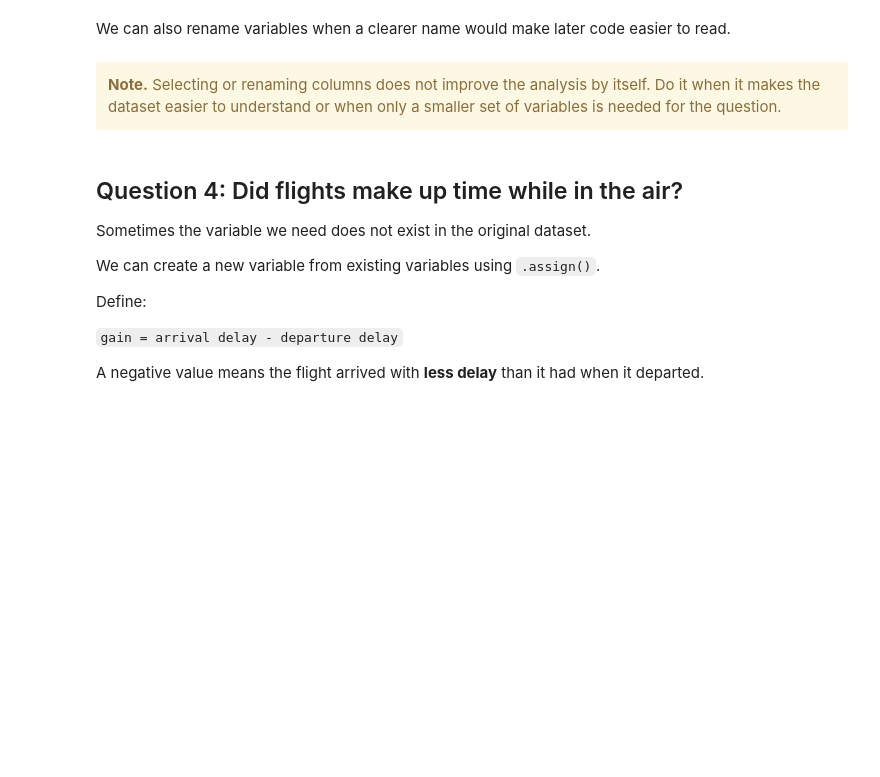
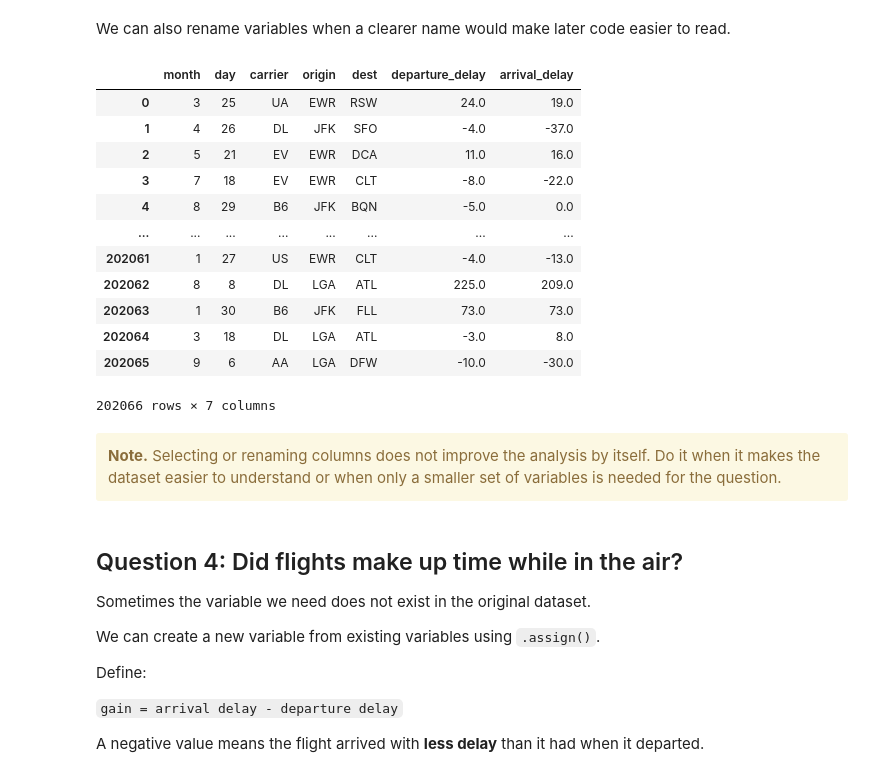
Before and after one commit to wenndybenavides/ANALYTICS-CODING, a Jupyter notebook: Session_2/1_Data_Transformation_AUT26.ipynb, the cells around one changed output. Cells and saved outputs as stored; diff of their text form; code cells hidden in the pictures; blank space fills up the shorter version.

```diff
--- a/Session_2/1_Data_Transformation_AUT26.ipynb
+++ b/Session_2/1_Data_Transformation_AUT26.ipynb
@@ -110,3 +197,10 @@ Sort the result from the largest delay to the smallest.
 Real datasets often contain many more variables than are required for a particular question.
 
 For an analysis of flight delays, we might only need a subset of columns.
+# %%
+delay_variables = flights.loc[
+    :,
+    ['month', 'day', 'carrier', 'origin', 'dest', 'dep_delay', 'arr_delay']
+]
+
+delay_variables.head()
@@ -113,5 +214,26 @@ For an analysis of flight delays, we might only need a subset of columns.
 # %% [markdown]
 We can also rename variables when a clearer name would make later code easier to read.
+# %%
+delay_variables.rename(
+    columns = {
+        'dep_delay': 'departure_delay',
+        'arr_delay': 'arrival_delay'
+    }
+)
+# %% [output]
+|  | month | day | carrier | origin | dest | departure_delay | arrival_delay |
+| 0 | 3 | 25 | UA | EWR | RSW | 24.0 | 19.0 |
+| 1 | 4 | 26 | DL | JFK | SFO | -4.0 | -37.0 |
+| 2 | 5 | 21 | EV | EWR | DCA | 11.0 | 16.0 |
+| 3 | 7 | 18 | EV | EWR | CLT | -8.0 | -22.0 |
+| 4 | 8 | 29 | B6 | JFK | BQN | -5.0 | 0.0 |
+| ... | ... | ... | ... | ... | ... | ... | ... |
+| 202061 | 1 | 27 | US | EWR | CLT | -4.0 | -13.0 |
+| 202062 | 8 | 8 | DL | LGA | ATL | 225.0 | 209.0 |
+| 202063 | 1 | 30 | B6 | JFK | FLL | 73.0 | 73.0 |
+| 202064 | 3 | 18 | DL | LGA | ATL | -3.0 | 8.0 |
+| 202065 | 9 | 6 | AA | LGA | DFW | -10.0 | -30.0 |
+202066 rows × 7 columns
 # %% [markdown]
 <div class="alert alert-warning">
 <b>Note.</b>
```
Also changed, not shown: parts of 18 cells of this notebook.
